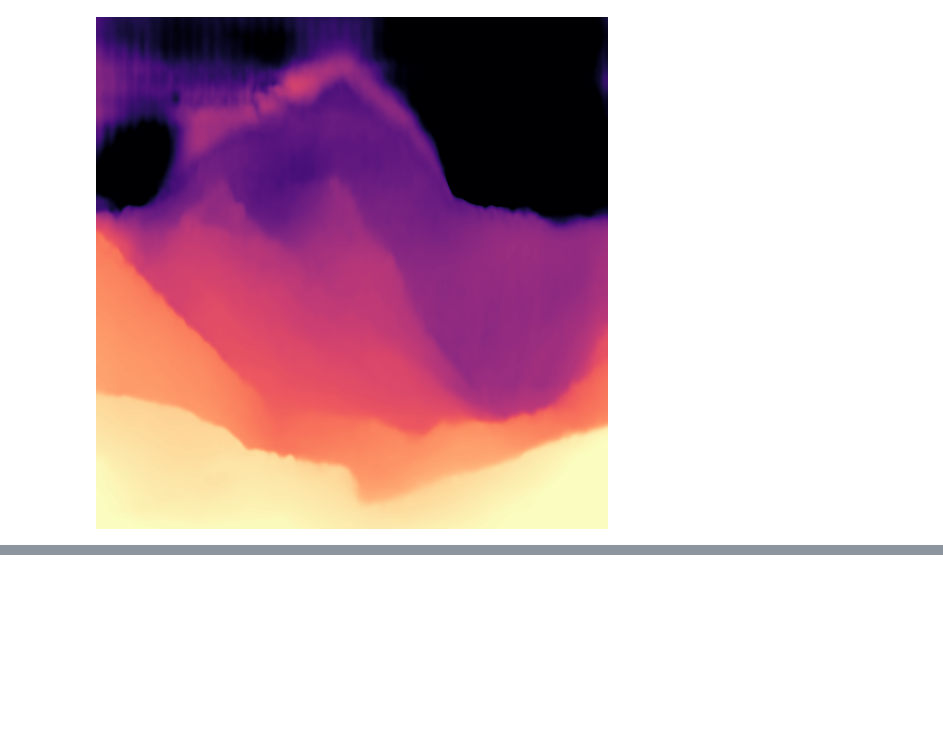
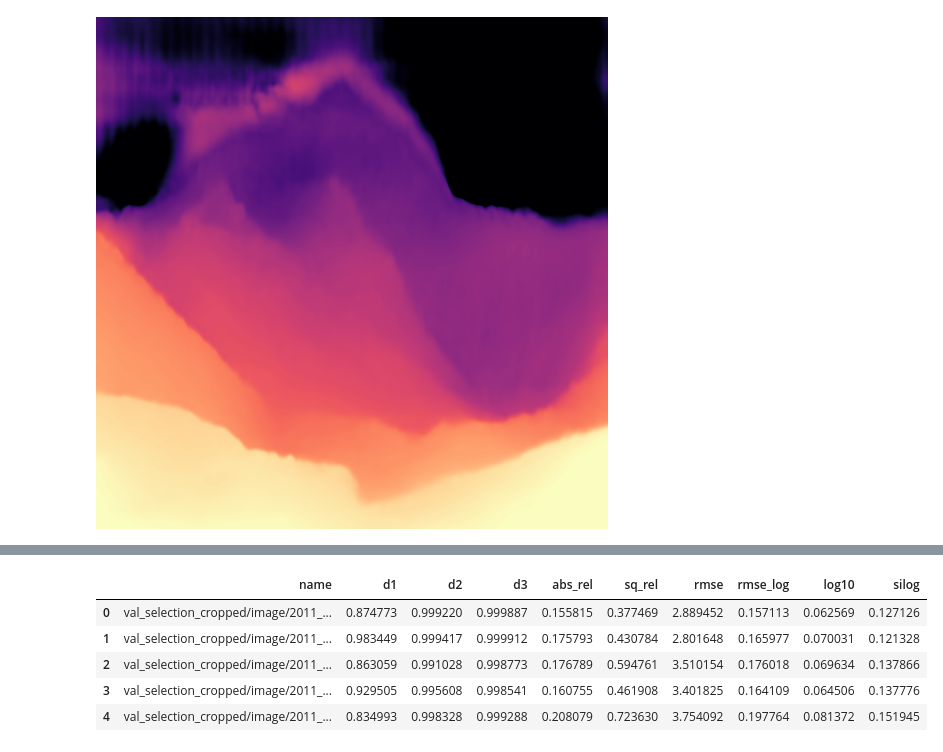
Before and after one commit to someilay/dmb, a Jupyter notebook: notebooks/midas_infer.ipynb, the cells around one changed output, grey strips where cells are left out. Saved outputs shown, nothing was run; the diff lists cells and outputs as text; code cells hidden in the pictures; blank space fills up the shorter version.

Commit message:
MIDAS V3.1 added NK version

```diff
--- a/notebooks/midas_infer.ipynb
+++ b/notebooks/midas_infer.ipynb
@@ -321,0 +335,7 @@ dtype: float64
+# %%
+config_nk = get_config(
+    model_name="zoedepth_nk",
+    mode="eval",
+    config_version="kitti",
+)
+config_nk = change_dataset(config_nk, new_dataset="kitti")
@@ -321,0 +344,4 @@ dtype: float64
+# %%
+model_nk = build_model(config_nk)
+model_nk = model_nk.to(device)
+model_nk = model_nk.eval()
@@ -321,0 +360,10 @@ dtype: float64
+# %%
+metrics = evaluate_model(model_nk, selection_dataset)
+metrics.head()
+# %% [output]
+|  | name | d1 | d2 | d3 | abs_rel | sq_rel | rmse | rmse_log | log10 | silog |
+| 0 | val_selection_cropped/image/2011_... | 0.874773 | 0.999220 | 0.999887 | 0.155815 | 0.377469 | 2.889452 | 0.157113 | 0.062569 | 0.127126 |
+| 1 | val_selection_cropped/image/2011_... | 0.983449 | 0.999417 | 0.999912 | 0.175793 | 0.430784 | 2.801648 | 0.165977 | 0.070031 | 0.121328 |
+| 2 | val_selection_cropped/image/2011_... | 0.863059 | 0.991028 | 0.998773 | 0.176789 | 0.594761 | 3.510154 | 0.176018 | 0.069634 | 0.137866 |
+| 3 | val_selection_cropped/image/2011_... | 0.929505 | 0.995608 | 0.998541 | 0.160755 | 0.461908 | 3.401825 | 0.164109 | 0.064506 | 0.137776 |
+| 4 | val_selection_cropped/image/2011_... | 0.834993 | 0.998328 | 0.999288 | 0.208079 | 0.723630 | 3.754092 | 0.197764 | 0.081372 | 0.151945 |
```
Also changed, not shown: parts of 12 cells of this notebook.
